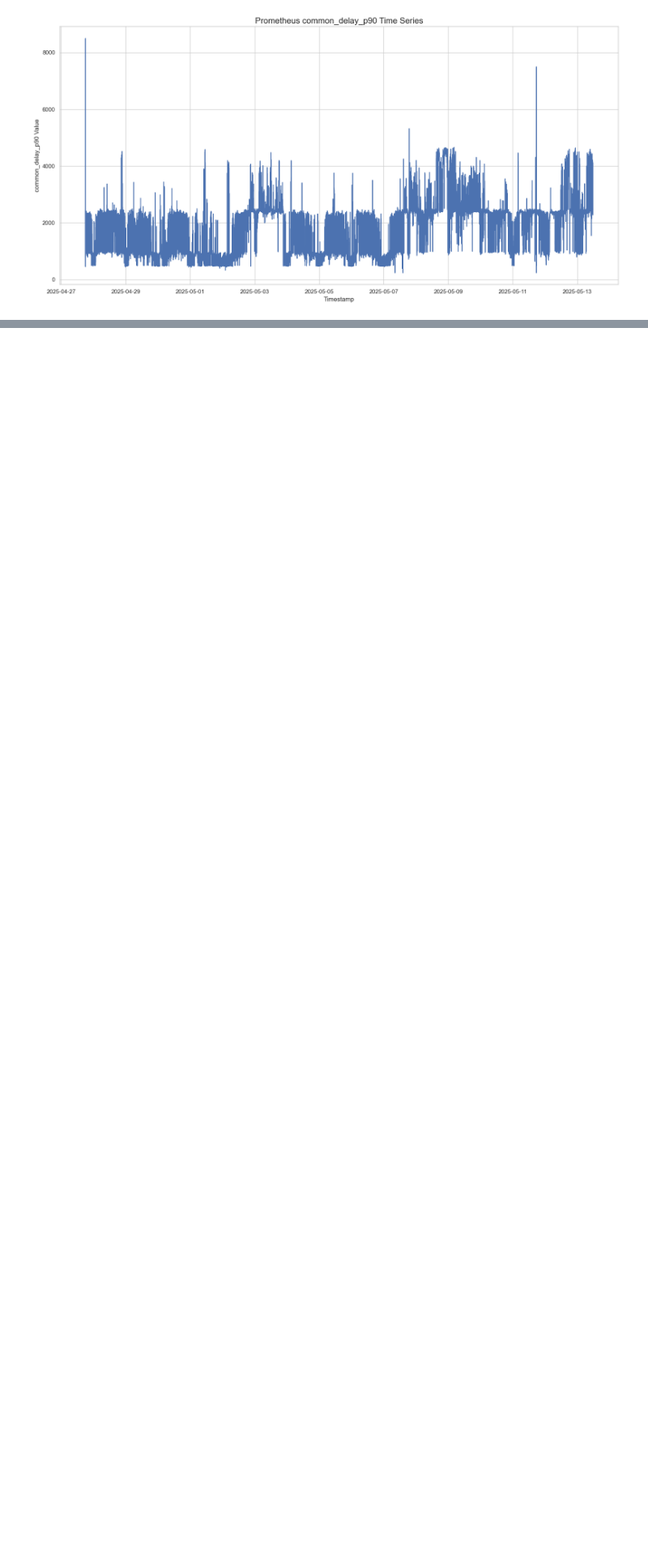
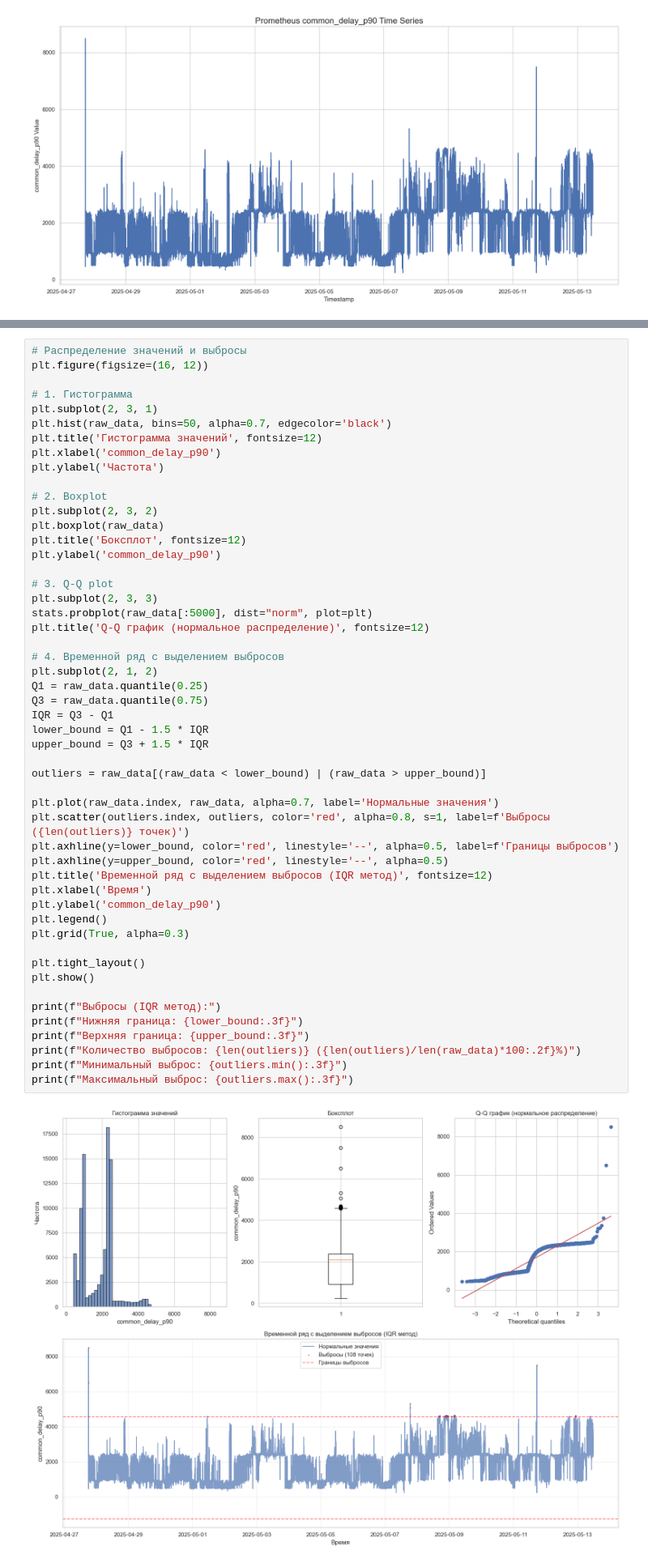
Before and after one commit to nikborovets/realtime_anomaly_analytics, a Jupyter notebook: 01_fetch_prometheus.ipynb, the cells around one changed output, grey strips where cells are left out. Shown at 81% size. Drawn from its saved outputs; the diff is of its cells as text; blank space fills up the shorter version.

```diff
--- a/01_fetch_prometheus.ipynb
+++ b/01_fetch_prometheus.ipynb
@@ -162,0 +339,53 @@ plt.show()
+# %%
+# Распределение значений и выбросы
+plt.figure(figsize=(16, 12))
+
+# 1. Гистограмма
+plt.subplot(2, 3, 1)
+plt.hist(raw_data, bins=50, alpha=0.7, edgecolor='black')
+plt.title('Гистограмма значений', fontsize=12)
+plt.xlabel('common_delay_p90')
+plt.ylabel('Частота')
+
+# 2. Boxplot
+plt.subplot(2, 3, 2)
+plt.boxplot(raw_data)
+plt.title('Боксплот', fontsize=12)
+plt.ylabel('common_delay_p90')
+
+# 3. Q-Q plot
+plt.subplot(2, 3, 3)
+stats.probplot(raw_data[:5000], dist="norm", plot=plt)
+plt.title('Q-Q график (нормальное распределение)', fontsize=12)
+
+# 4. Временной ряд с выделением выбросов
+plt.subplot(2, 1, 2)
+Q1 = raw_data.quantile(0.25)
+Q3 = raw_data.quantile(0.75)
+IQR = Q3 - Q1
+lower_bound = Q1 - 1.5 * IQR
+upper_bound = Q3 + 1.5 * IQR
+
+outliers = raw_data[(raw_data < lower_bound) | (raw_data > upper_bound)]
+
+plt.plot(raw_data.index, raw_data, alpha=0.7, label='Нормальные значения')
+plt.scatter(outliers.index, outliers, color='red', alpha=0.8, s=1, label=f'Выбросы ({len(outliers)} точек)')
+plt.axhline(y=lower_bound, color='red', linestyle='--', alpha=0.5, label=f'Границы выбросов')
+plt.axhline(y=upper_bound, color='red', linestyle='--', alpha=0.5)
+plt.title('Временной ряд с выделением выбросов (IQR метод)', fontsize=12)
+plt.xlabel('Время')
+plt.ylabel('common_delay_p90')
+plt.legend()
+plt.grid(True, alpha=0.3)
+
+plt.tight_layout()
+plt.show()
+
+print(f"Выбросы (IQR метод):")
+print(f"Нижняя граница: {lower_bound:.3f}")
+print(f"Верхняя граница: {upper_bound:.3f}")
+print(f"Количество выбросов: {len(outliers)} ({len(outliers)/len(raw_data)*100:.2f}%)")
+print(f"Минимальный выброс: {outliers.min():.3f}")
+print(f"Максимальный выброс: {outliers.max():.3f}")
+# %% [output]
+[figure, added]
```
Also changed, not shown: parts of 21 cells of this notebook, 7 other files.
